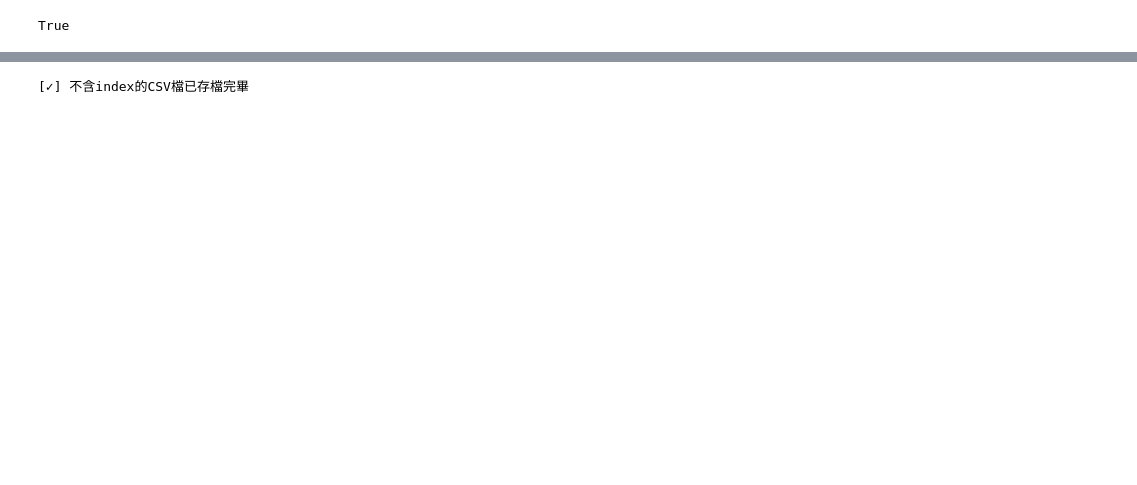
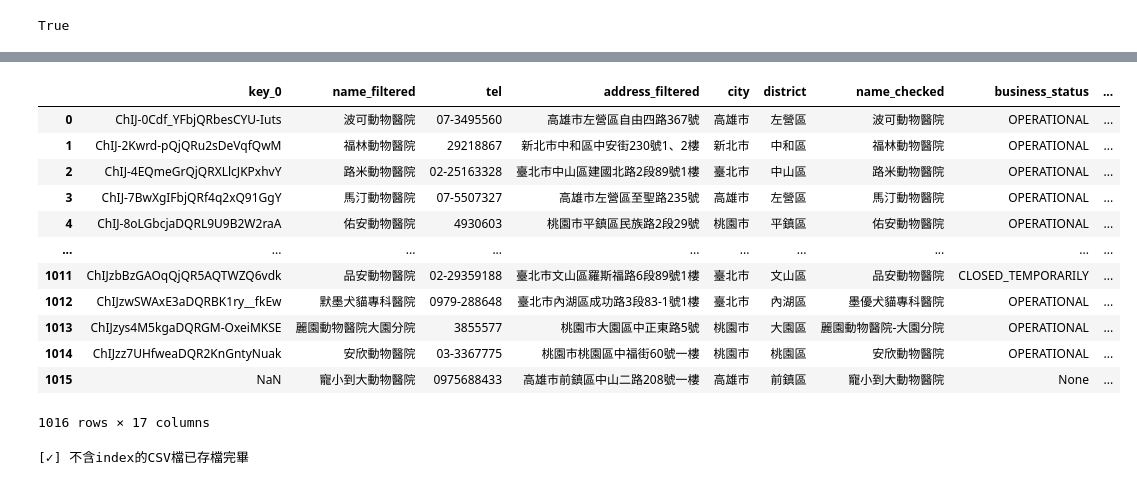
Before and after one commit to refinism-B/TJR103-Group-1-Project, a Jupyter notebook: code/2_arthur/notebook/pet_hospital_etl.ipynb, the cells around one changed output, grey strips where cells are left out. Cells and saved outputs as stored; diff of their text form; code cells hidden in the pictures; blank space fills up the shorter version.

Commit message:
<modify> - 解決google api對於none place_id的錯誤

```diff
--- a/code/2_arthur/notebook/pet_hospital_etl.ipynb
+++ b/code/2_arthur/notebook/pet_hospital_etl.ipynb
@@ -79,3 +66,6 @@ for i, (idx, row) in enumerate(df.iterrows()):
     result.append(gm.get_place_id(API_KEY, query))
 df["place_id"] = np.nan
 df.loc[ : , "place_id"] = result
+# %%
+df = rd.get_csv_data("../../../data/processed/hospital_data_ETL.csv")
+df
@@ -81,0 +168,8 @@ df.loc[ : , "place_id"] = result
+# %%
+# 透過place_id找到詳細資料
+result = []
+for _, row in df.iterrows():
+    result.append(gmap_info(row["name"], API_KEY, row["place_id"]))
+
+df1 = pd.DataFrame(result)
+df1
@@ -82 +190,27 @@ df.loc[ : , "place_id"] = result
+# %%
+df_merged = df.merge(
+    df1,
+    how="outer",
+    left_on=df["place_id"],
+    right_on=df1["place_id"],
+    suffixes=["_filtered", "_checked"],
+)
+# %%
+# 去除重複欄位
+df_merged = df_merged.drop(columns=["place_id_filtered", "place_id_checked"])
+df_merged
+# %% [output]
+|  | key_0 | name_filtered | tel | address_filtered | city | district | name_checked | business_status | ... |
+| 0 | ChIJ-0Cdf_YFbjQRbesCYU-Iuts | 波可動物醫院 | 07-3495560 | 高雄市左營區自由四路367號 | 高雄市 | 左營區 | 波可動物醫院 | OPERATIONAL | ... |
+| 1 | ChIJ-2Kwrd-pQjQRu2sDeVqfQwM | 福林動物醫院 | 29218867 | 新北市中和區中安街230號1、2樓 | 新北市 | 中和區 | 福林動物醫院 | OPERATIONAL | ... |
+| 2 | ChIJ-4EQmeGrQjQRXLlcJKPxhvY | 路米動物醫院 | 02-25163328 | 臺北市中山區建國北路2段89號1樓 | 臺北市 | 中山區 | 路米動物醫院 | OPERATIONAL | ... |
+| 3 | ChIJ-7BwXgIFbjQRf4q2xQ91GgY | 馬汀動物醫院 | 07-5507327 | 高雄市左營區至聖路235號 | 高雄市 | 左營區 | 馬汀動物醫院 | OPERATIONAL | ... |
+| 4 | ChIJ-8oLGbcjaDQRL9U9B2W2raA | 佑安動物醫院 | 4930603 | 桃園市平鎮區民族路2段29號 | 桃園市 | 平鎮區 | 佑安動物醫院 | OPERATIONAL | ... |
+| ... | ... | ... | ... | ... | ... | ... | ... | ... | ... |
+| 1011 | ChIJzbBzGAOqQjQR5AQTWZQ6vdk | 品安動物醫院 | 02-29359188 | 臺北市文山區羅斯福路6段89號1樓 | 臺北市 | 文山區 | 品安動物醫院 | CLOSED_TEMPORARILY | ... |
+| 1012 | ChIJzwSWAxE3aDQRBK1ry__fkEw | 默墨犬貓專科醫院 | 0979-288648 | 臺北市內湖區成功路3段83-1號1樓 | 臺北市 | 內湖區 | 墨優犬貓專科醫院 | OPERATIONAL | ... |
+| 1013 | ChIJzys4M5kgaDQRGM-OxeiMKSE | 麗園動物醫院大園分院 | 3855577 | 桃園市大園區中正東路5號 | 桃園市 | 大園區 | 麗園動物醫院-大園分院 | OPERATIONAL | ... |
+| 1014 | ChIJzz7UHfweaDQR2KnGntyNuak | 安欣動物醫院 | 03-3367775 | 桃園市桃園區中福街60號一樓 | 桃園市 | 桃園區 | 安欣動物醫院 | OPERATIONAL | ... |
+| 1015 | NaN | 寵小到大動物醫院 | 0975688433 | 高雄市前鎮區中山二路208號一樓 | 高雄市 | 前鎮區 | 寵小到大動物醫院 | None | ... |
+1016 rows × 17 columns
 # %%
```
Also changed, not shown: parts of 6 cells of this notebook, 1 other file.
